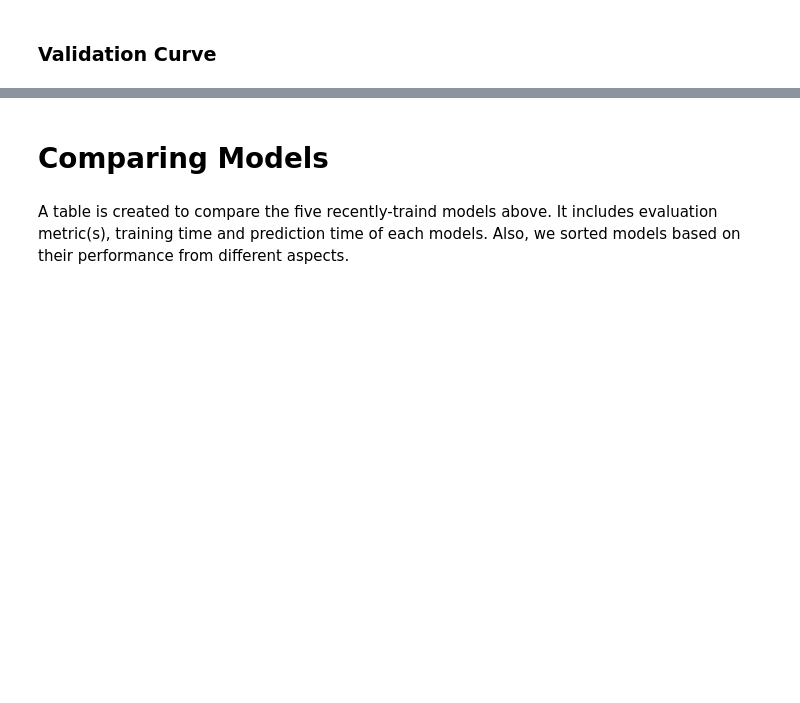
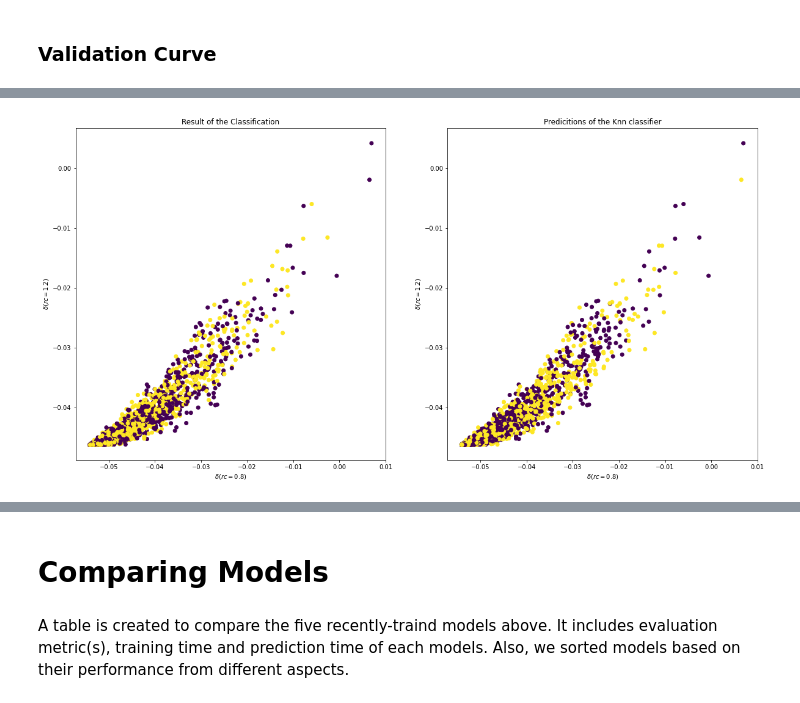
Before and after one commit to as2c/MLP---Cosmology, a Jupyter notebook: Optimization/Model_Evaluation.ipynb, the cells around one changed output, grey strips where cells are left out. Drawn from its saved outputs; the diff is of its cells as text; code cells hidden in the pictures; blank space fills up the shorter version.

```diff
--- a/Optimization/Model_Evaluation.ipynb
+++ b/Optimization/Model_Evaluation.ipynb
@@ -645,0 +737,11 @@ OSError: [Errno 22] Invalid argument
+# %%
+from sklearn.neighbors import KNeighborsClassifier
+classifier = KNeighborsClassifier(n_neighbors = 3, weights='uniform',
+                                  algorithm='auto', leaf_size = 30, p = 2, metric='minkowski', metric_params = None)
+#check
+%t classifier.fit(X_train , Y_train)
+
+#Testing the classification on the test sample
+Y_predict_knn = classifier.predict(X_test)
+#check
+%t Y_predict_knn = classifier.predict(X_test)
@@ -645,0 +751,16 @@ OSError: [Errno 22] Invalid argument
+# %%
+import matplotlib.pyplot as plt
+
+fig = plt.figure(figsize=(20,10))
+ax = fig.add_subplot(121 , xlabel = '$\delta(rc=0.8)$', ylabel='$\delta(rc=1.2)$' , title = 'Result of the Classification')
+
+ax.scatter(*X_test[:,:2].T, c=Y_test)
+
+ax = fig.add_subplot(122 , xlabel = '$\delta(rc=0.8)$', ylabel='$\delta(rc=1.2)$' , title = 'Predicitions of the Knn classifier')
+plt.scatter(*X_test[:,:2].T, c = Y_predict_knn)
+plt.show()
+
+
+plt.show()
+# %% [output]
+[figure, added]
```
Also changed, not shown: parts of 78 cells of this notebook.
